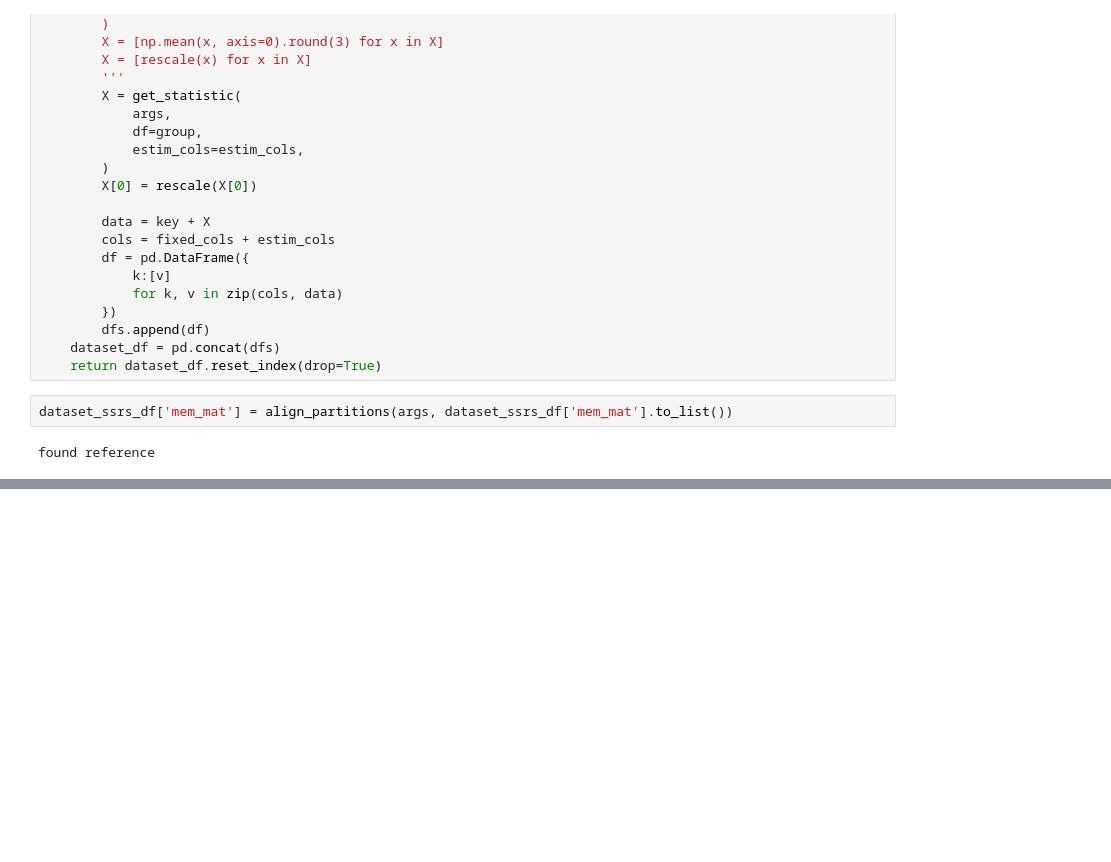
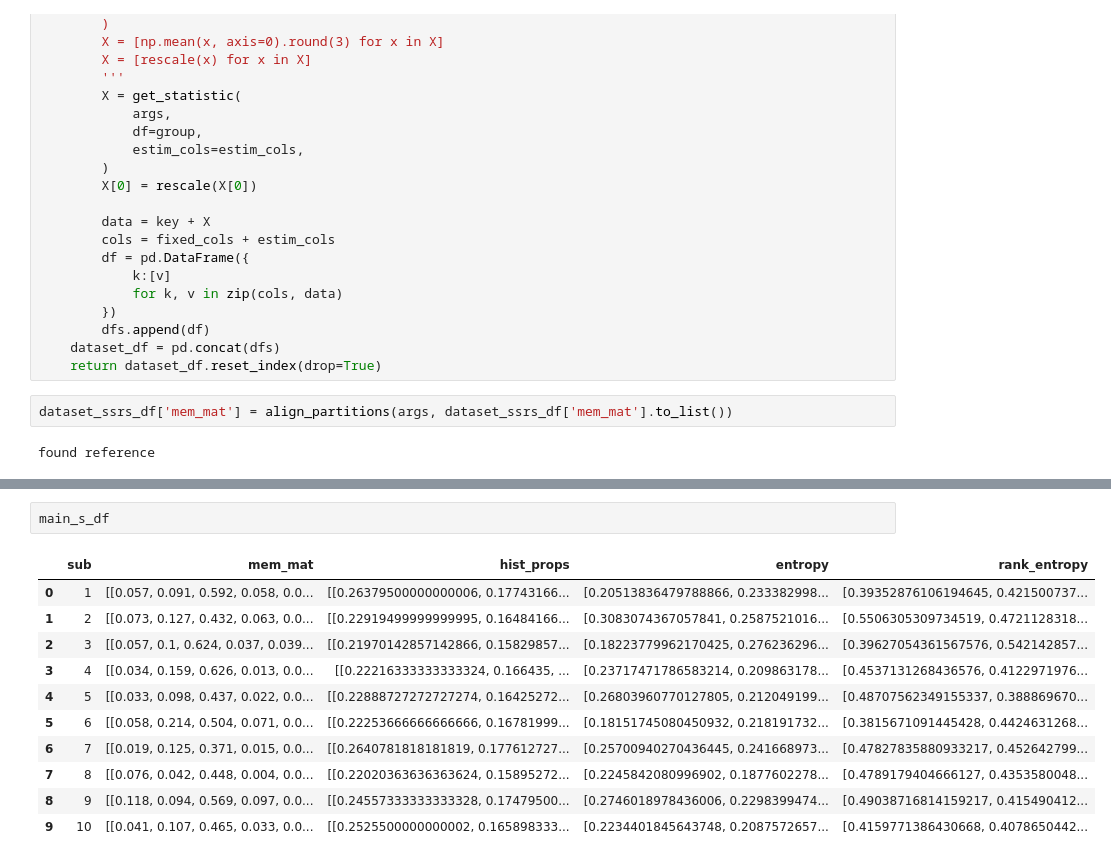
Before and after one commit to govinda-umd/network_estimation, a Jupyter notebook: nb/feb24/02c-desc-svinet_analysis.ipynb, the cells around one changed output, grey strips where cells are left out. Saved outputs shown, nothing was run; the diff lists cells and outputs as text; blank space fills up the shorter version.

```diff
--- a/nb/feb24/02c-desc-svinet_analysis.ipynb
+++ b/nb/feb24/02c-desc-svinet_analysis.ipynb
@@ -409,0 +437,14 @@ main_df
+# %%
+main_s_df
+# %% [output]
+|  | sub | mem_mat | hist_props | entropy | rank_entropy |
+| 0 | 1 | [[0.057, 0.091, 0.592, 0.058, 0.0... | [[0.26379500000000006, 0.17743166... | [0.20513836479788866, 0.233382998... | [0.39352876106194645, 0.421500737... |
+| 1 | 2 | [[0.073, 0.127, 0.432, 0.063, 0.0... | [[0.22919499999999995, 0.16484166... | [0.3083074367057841, 0.2587521016... | [0.5506305309734519, 0.4721128318... |
+| 2 | 3 | [[0.057, 0.1, 0.624, 0.037, 0.039... | [[0.21970142857142866, 0.15829857... | [0.18223779962170425, 0.276236296... | [0.39627054361567576, 0.542142857... |
+| 3 | 4 | [[0.034, 0.159, 0.626, 0.013, 0.0... | [[0.22216333333333324, 0.166435, ... | [0.23717471786583214, 0.209863178... | [0.4537131268436576, 0.4122971976... |
+| 4 | 5 | [[0.033, 0.098, 0.437, 0.022, 0.0... | [[0.22888727272727274, 0.16425272... | [0.26803960770127805, 0.212049199... | [0.48707562349155337, 0.388869670... |
+| 5 | 6 | [[0.058, 0.214, 0.504, 0.071, 0.0... | [[0.22253666666666666, 0.16781999... | [0.18151745080450932, 0.218191732... | [0.3815671091445428, 0.4424631268... |
+| 6 | 7 | [[0.019, 0.125, 0.371, 0.015, 0.0... | [[0.2640781818181819, 0.177612727... | [0.25700940270436445, 0.241668973... | [0.47827835880933217, 0.452642799... |
+| 7 | 8 | [[0.076, 0.042, 0.448, 0.004, 0.0... | [[0.22020363636363624, 0.15895272... | [0.2245842080996902, 0.1877602278... | [0.4789179404666127, 0.4353580048... |
+| 8 | 9 | [[0.118, 0.094, 0.569, 0.097, 0.0... | [[0.24557333333333328, 0.17479500... | [0.2746018978436006, 0.2298399474... | [0.49038716814159217, 0.415490412... |
+| 9 | 10 | [[0.041, 0.107, 0.465, 0.033, 0.0... | [[0.2525500000000002, 0.165898333... | [0.2234401845643748, 0.2087572657... | [0.4159771386430668, 0.4078650442... |
```
Also changed, not shown: parts of 12 cells of this notebook, 35 other files.
